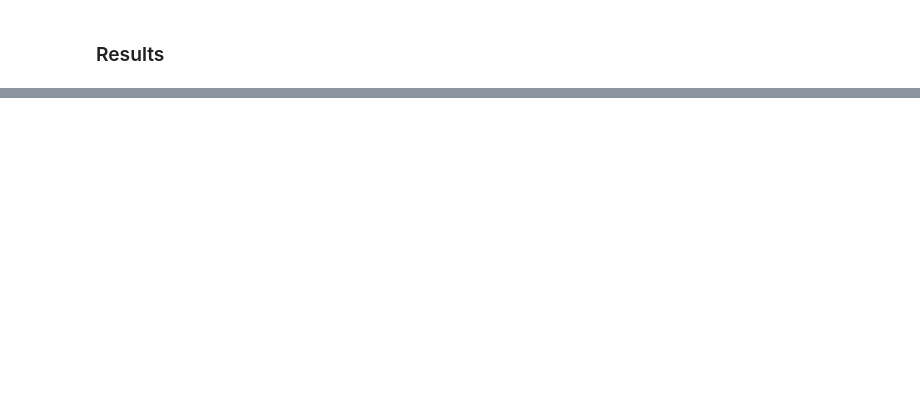
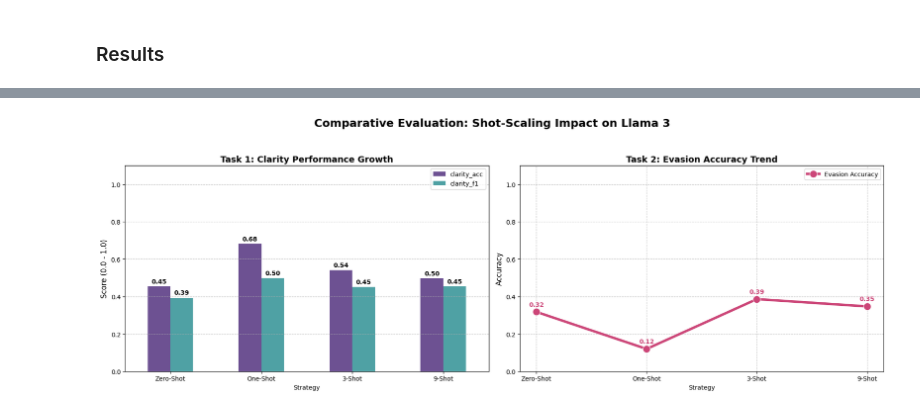
Before and after one commit to minh-de-rien/political-evasion-classifier, a Jupyter notebook: notebooks/4_llama_prompt_tunningV3.ipynb, the cells around one changed output, grey strips where cells are left out. Cells and saved outputs as stored; diff of their text form; code cells hidden in the pictures; blank space fills up the shorter version.

```diff
--- a/notebooks/4_llama_prompt_tunningV3.ipynb
+++ b/notebooks/4_llama_prompt_tunningV3.ipynb
@@ -945,27 +1029,51 @@ evasion_acc   0.321429  0.243506  0.415584  0.389610
 # %%
-# Create the figure
 fig, axes = plt.subplots(1, 2, figsize=(18, 6))
 
-# Plot 1: Clarity Accuracy vs F1
-comparison_df.plot(x="Strategy", y=["Clarity Acc", "Clarity F1"],
-                   kind="bar", ax=axes[0], color=['#482677', '#238a8d'], alpha=0.8)
+# --- Plot 1: Clarity Accuracy vs F1 (Grouped Bars) ---
+# Pandas .plot(kind='bar') handles grouped columns automatically
+metrics_df[["clarity_acc", "clarity_f1"]].plot(
+    kind="bar",
+    ax=axes[0],
+    color=['#482677', '#238a8d'],
+    alpha=0.8,
+    rot=0 # Keeps labels horizontal
+)
+
 axes[0].set_title("Task 1: Clarity Performance Growth", fontsize=14, fontweight='bold')
-axes[0].set_ylabel("Score (0.0 - 1.0)")
-axes[0].set_ylim(0, 1)
+axes[0].set_ylabel("Score (0.0 - 1.0)", fontsize=12)
+axes[0].set_ylim(0, 1.1) # Extra space for labels
 axes[0].grid(axis='y', linestyle='--', alpha=0.7)
+
+# Add numeric labels on bars
 for container in axes[0].containers:
-    axes[0].bar_label(container, fmt='%.2f', padding=3)
+    axes[0].bar_label(container, fmt='%.2f', padding=3, fontweight='bold')
 
-# Plot 2: Evasion Accuracy
-# (Note: Using a line plot here often looks better for 'scaling' trends)
-sns.lineplot(data=comparison_df, x="Strategy", y="Evasion Acc",
-             marker="o", markersize=10, linewidth=3, color='#cc4678', ax=axes[1])
+# --- Plot 2: Evasion Accuracy (Trend Line) ---
+# We use metrics_df.index explicitly to ensure it aligns with the bar chart
+sns.lineplot(
+    x=metrics_df.index,
+    y=metrics_df["evasion_acc"],
+    marker="o",
+    markersize=12,
+    linewidth=4,
+    color='#cc4678',
+    ax=axes[1],
+    label="Evasion Accuracy"
+)
+
+# Add value labels for the line points
+for x_val, y_val in enumerate(metrics_df["evasion_acc"]):
+    axes[1].text(x_val, y_val + 0.03, f'{y_val:.2f}',
+                 ha='center', fontweight='bold', color='#cc4678')
+
 axes[1].set_title("Task 2: Evasion Accuracy Trend", fontsize=14, fontweight='bold')
-axes[1].set_ylabel("Accuracy")
-axes[1].set_ylim(0, 1)
+axes[1].set_ylabel("Accuracy", fontsize=12)
+axes[1].set_ylim(0, 1.1)
 axes[1].grid(linestyle='--', alpha=0.7)
 
 # Final formatting
-plt.suptitle("Comparative Evaluation: Shot-Scaling Impact", fontsize=18, y=1.05)
+plt.suptitle("Comparative Evaluation: Shot-Scaling Impact on Llama 3", fontsize=18, y=1.05, fontweight='bold')
 plt.tight_layout()
 plt.show()
+# %% [output]
+[figure, added]
```
Also changed, not shown: parts of 33 cells of this notebook.
